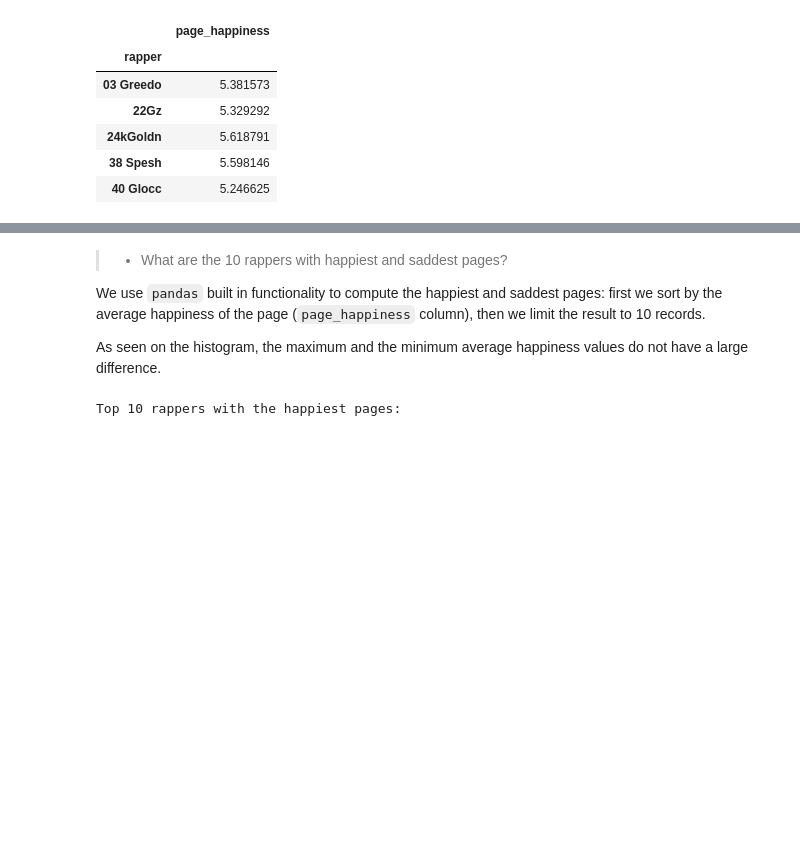
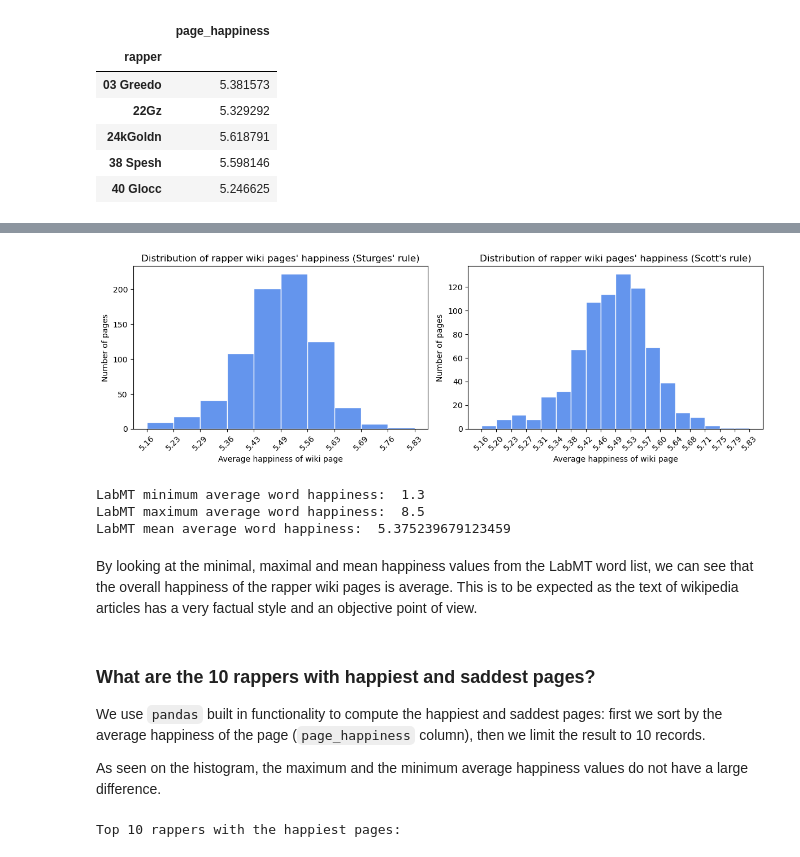
Before and after one commit to andste97/socialgraphs2023f-project, a Jupyter notebook: assignments/Assignment2.ipynb, the cells around one changed output, grey strips where cells are left out. Drawn from its saved outputs; the diff is of its cells as text; code cells hidden in the pictures; blank space fills up the shorter version.

```diff
--- a/assignments/Assignment2.ipynb
+++ b/assignments/Assignment2.ipynb
@@ -667,8 +666,0 @@ sentiments_df.head()
-# %%
-counts, bins = np.histogram(sentiments_df.page_happiness, bins=40)
-widths = bins[:-1] - bins[1:]
-plt.bar(bins[:-1], counts, widths)
-plt.title(label="Histogram of happiness values for rapper wikipedia pages ")
-plt.xlabel(xlabel="Average happiness of page")
-plt.ylabel(ylabel="Number of rapper pages")
-plt.show()
@@ -679,5 +681,42 @@ plt.show()
+# %%
+data = sentiments_df.page_happiness
+# Sturges rule
+no_bins_sturges = int(1 + math.log(len(data), 2))
+
+# Scott's rule
+data_range = np.max(data) - np.min(data)
+bin_width = 3.49 * np.std(data) / (len(data) ** (1/3))
+no_bins_scott = int(data_range / bin_width)
+
+fig, ax = plt.subplots(1, 2, figsize=(12, 4), tight_layout=True)
+bin_numbers = [no_bins_sturges, no_bins_scott]
+titles = ["Distribution of rapper wiki pages' happiness (Sturges' rule)", "Distribution of rapper wiki pages' happiness (Scott's rule)"]
+
+# plotting histograms
+for idx, (no_bins, color, title) in enumerate(zip(bin_numbers, colors, titles)):
+    counts, bins = np.histogram(data, bins=no_bins)
+    widths = bins[:-1] - bins[1:]
+    hist, bin_edges, _ = ax[idx].hist(data, bins=no_bins, color="cornflowerblue", edgecolor='white')
+    ax[idx].set_xticks(bin_edges)
+    ax[idx].set_xticklabels(['%.2f' % val for val in bin_edges], rotation=45)
+    ax[idx].set_title(label=title)
+    ax[idx].set_xlabel(xlabel="Average happiness of wiki page")
+    ax[idx].set_ylabel(ylabel="Number of pages")
+plt.show()
+# %% [output]
+[figure, added]
+# %%
+print("LabMT minimum average word happiness: ", labMT.happiness_average.min())
+print("LabMT maximum average word happiness: ", labMT.happiness_average.max())
+print("LabMT mean average word happiness: ", labMT.happiness_average.mean())
+# %% [output]
+LabMT minimum average word happiness:  1.3
+LabMT maximum average word happiness:  8.5
+LabMT mean average word happiness:  5.375239679123459
+# %% [markdown]
+By looking at the minimal, maximal and mean happiness values from the LabMT word list, we can see that the overall happiness of the rapper wiki pages is average. This is to be expected as the text of wikipedia articles has a very factual style and an objective point of view.
 # %% [markdown]
-> * What are the 10 rappers with happiest and saddest pages?
+### What are the 10 rappers with happiest and saddest pages?
 
 We use `pandas` built in functionality to compute the happiest and saddest pages: first we sort by the average happiness of the page (`page_happiness` column), then we limit the result to 10 records.
 
```
Also changed, not shown: parts of 16 cells of this notebook.
